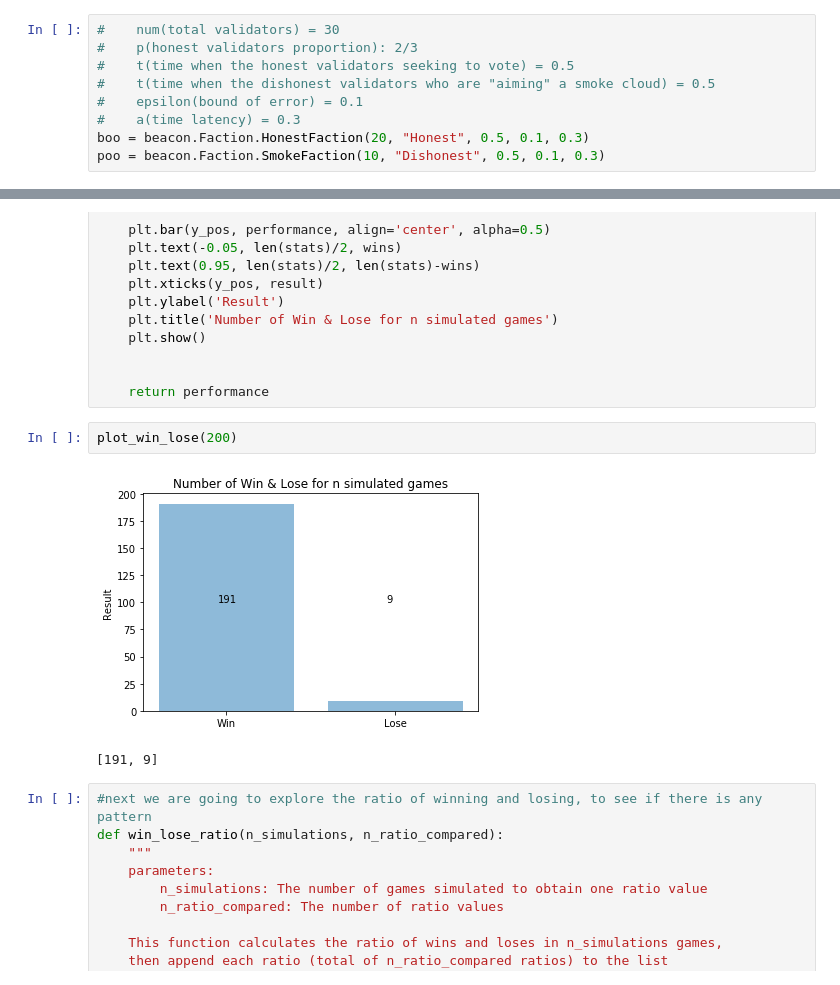
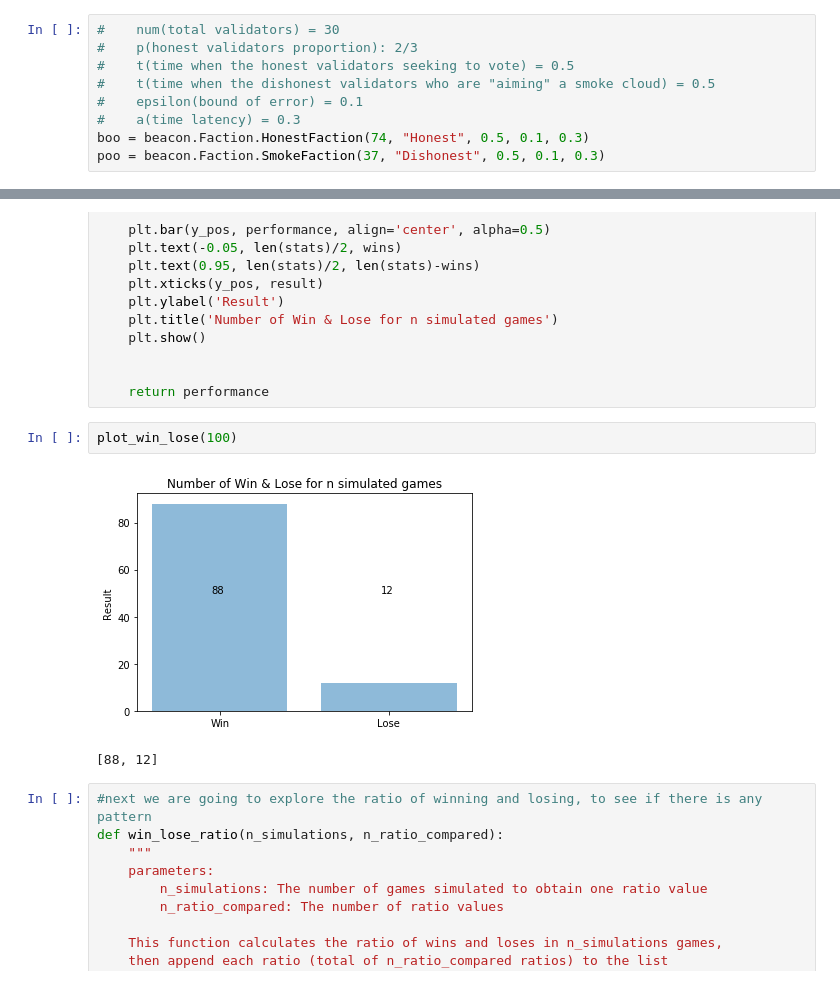
Before and after one commit to krzhang/eth-beacon-simulations, a Jupyter notebook: data_analysis.ipynb, the cells around one changed output, grey strips where cells are left out. Saved outputs shown, nothing was run; the diff lists cells and outputs as text.

Commit message:
changed the number of validators to 111 and added gaussian graph

```diff
--- a/data_analysis.ipynb
+++ b/data_analysis.ipynb
@@ -13,8 +15,8 @@ import scipy.stats as st
 #    t(time when the dishonest validators who are "aiming" a smoke cloud) = 0.5
 #    epsilon(bound of error) = 0.1
 #    a(time latency) = 0.3
-boo = beacon.Faction.HonestFaction(20, "Honest", 0.5, 0.1, 0.3)
-poo = beacon.Faction.SmokeFaction(10, "Dishonest", 0.5, 0.1, 0.3)
+boo = beacon.Faction.HonestFaction(74, "Honest", 0.5, 0.1, 0.3)
+poo = beacon.Faction.SmokeFaction(37, "Dishonest", 0.5, 0.1, 0.3)
 # %%
 def plot_game_ratio():
     """
@@ -79,10 +81,10 @@ def plot_win_lose(n_simulations):
 
     return performance
 # %%
-plot_win_lose(200)
+plot_win_lose(100)
 # %% [output]
-[figure, old version]
+[figure, new version]
-[191, 9]
+[88, 12]
 # %%
 #next we are going to explore the ratio of winning and losing, to see if there is any pattern
 def win_lose_ratio(n_simulations, n_ratio_compared):
```
Also changed, not shown: parts of 8 cells of this notebook, 1 other file.
